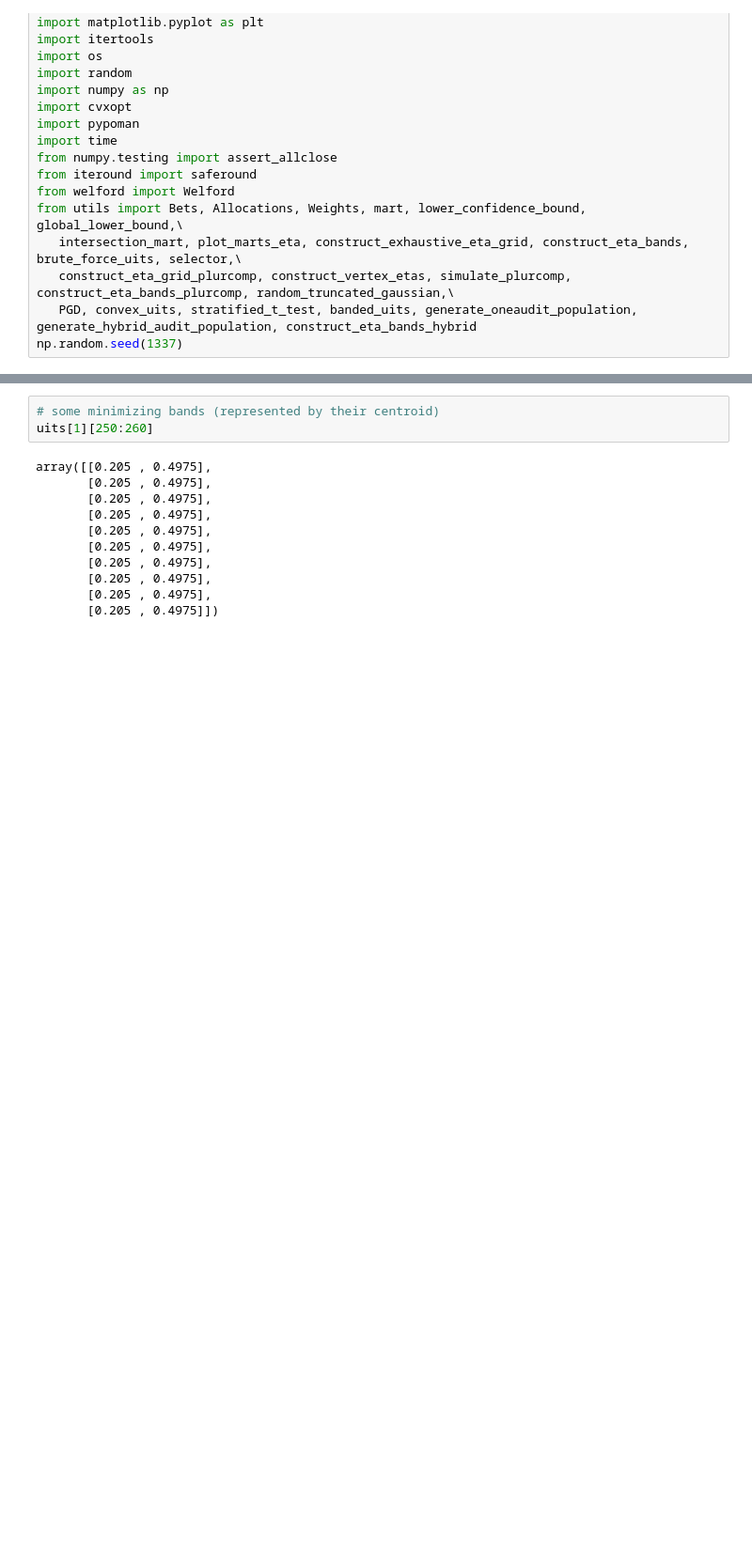
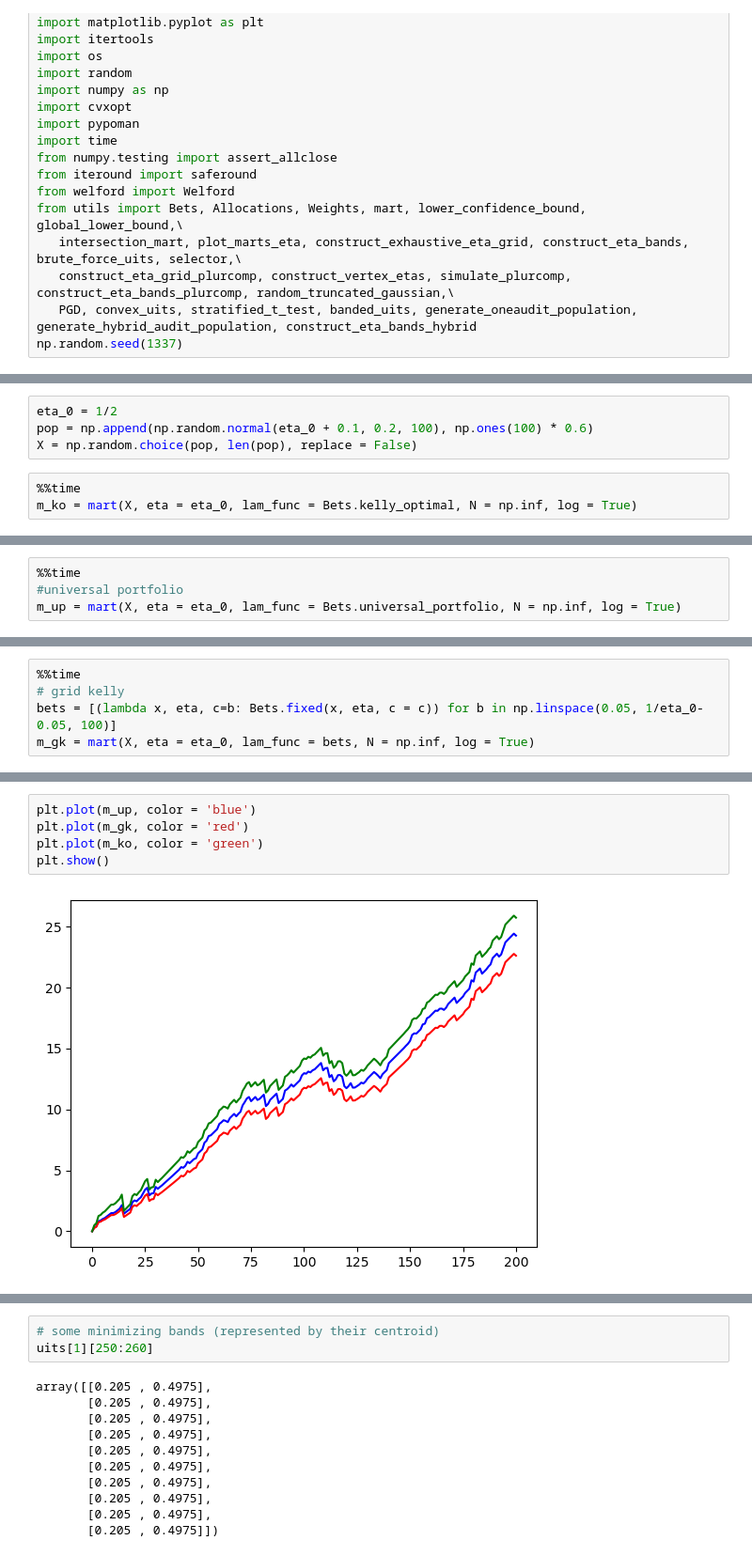
Before and after one commit to spertus/UI-TS, a Jupyter notebook: Code/stratification.ipynb, the cells around one changed output, grey strips where cells are left out. Shown at 94% size. Saved outputs shown, nothing was run; the diff lists cells and outputs as text; blank space fills up the shorter version.

```diff
--- a/Code/stratification.ipynb
+++ b/Code/stratification.ipynb
@@ -21,0 +24,7 @@ np.random.seed(1337)
+# %%
+eta_0 = 1/2
+pop = np.append(np.random.normal(eta_0 + 0.1, 0.2, 100), np.ones(100) * 0.6)
+X = np.random.choice(pop, len(pop), replace = False)
+# %%
+%%time
+m_ko = mart(X, eta = eta_0, lam_func = Bets.kelly_optimal, N = np.inf, log = True)
@@ -21,0 +34,4 @@ np.random.seed(1337)
+# %%
+%%time
+#universal portfolio
+m_up = mart(X, eta = eta_0, lam_func = Bets.universal_portfolio, N = np.inf, log = True)
@@ -21,0 +41,5 @@ np.random.seed(1337)
+# %%
+%%time
+# grid kelly
+bets = [(lambda x, eta, c=b: Bets.fixed(x, eta, c = c)) for b in np.linspace(0.05, 1/eta_0-0.05, 100)]
+m_gk = mart(X, eta = eta_0, lam_func = bets, N = np.inf, log = True)
@@ -21,0 +49,7 @@ np.random.seed(1337)
+# %%
+plt.plot(m_up, color = 'blue')
+plt.plot(m_gk, color = 'red')
+plt.plot(m_ko, color = 'green')
+plt.show()
+# %% [output]
+[figure, added]
```
Also changed, not shown: parts of 37 cells of this notebook, 6 other files.
